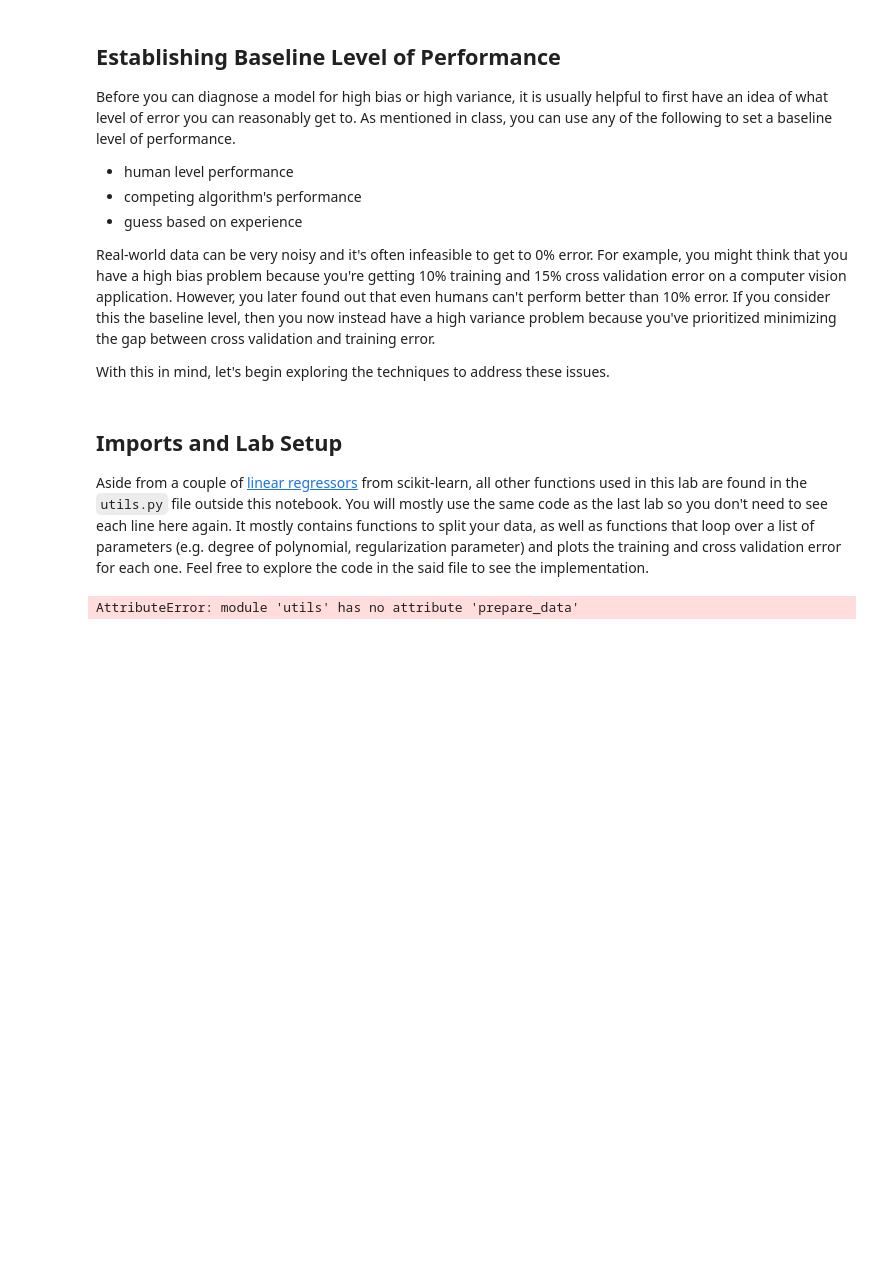
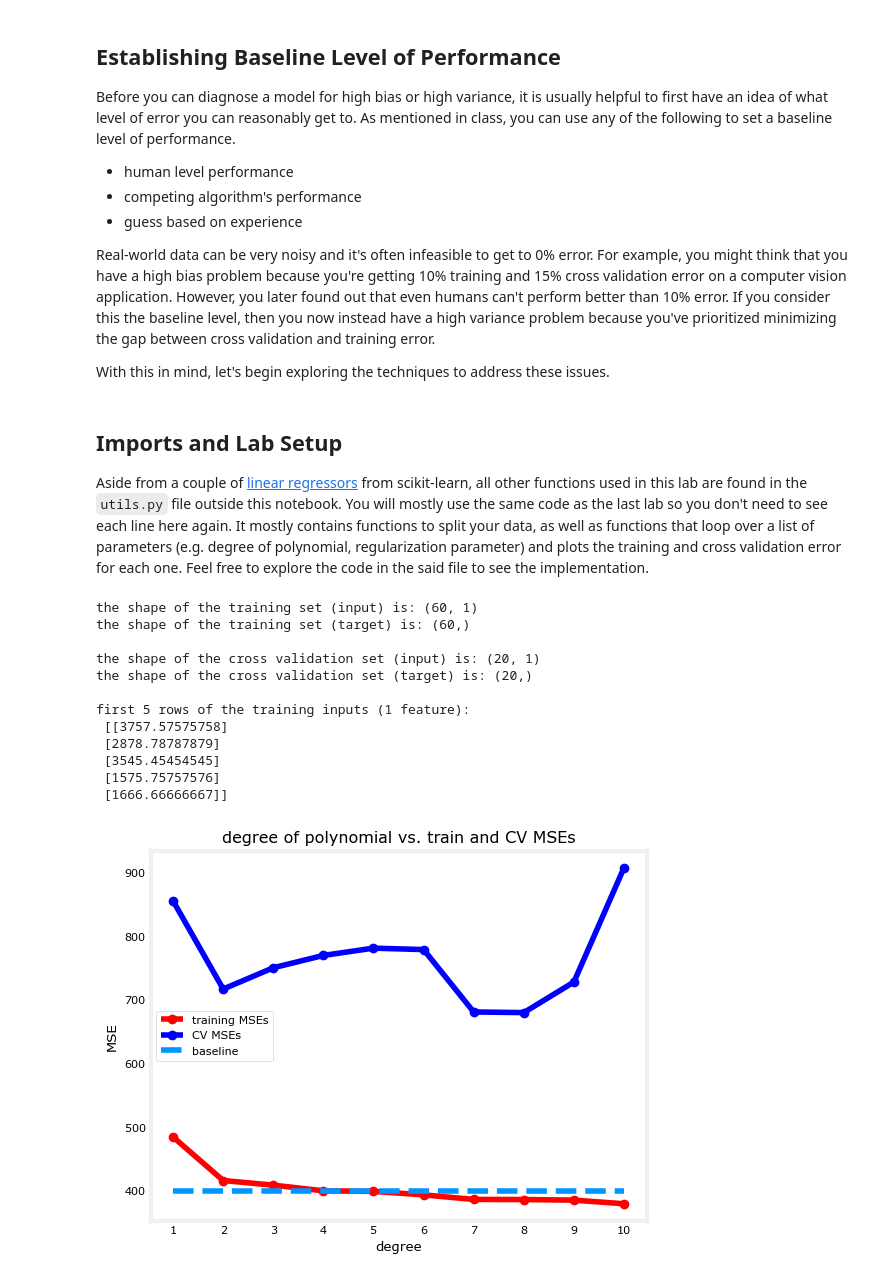
Before and after one commit to abuhmhai/Advanced-Algorithms, a Jupyter notebook: W3_Lab_02_Diagnosing_Bias_and_Variance.ipynb, the cells around one changed output. Cells and saved outputs as stored; diff of their text form; code cells hidden in the pictures; blank space fills up the shorter version.

Commit message:
Train and plot polynomial regression models

```diff
--- a/W3_Lab_02_Diagnosing_Bias_and_Variance.ipynb
+++ b/W3_Lab_02_Diagnosing_Bias_and_Variance.ipynb
@@ -40,6 +40,29 @@ from sklearn.linear_model import LinearRegression, Ridge
 
 import utils
 # %%
-x_train,y_train, x_cv,y_cv,x_test,y_test=utils.prepare_data('')
+x_train,y_train, x_cv,y_cv,x_test,y_test=utils.prepare_dataset('./data/c2w3_lab2_data1.csv')
+print(f"the shape of the training set (input) is: {x_train.shape}")
+print(f"the shape of the training set (target) is: {y_train.shape}\n")
+print(f"the shape of the cross validation set (input) is: {x_cv.shape}")
+print(f"the shape of the cross validation set (target) is: {y_cv.shape}\n")
+
+#Preview in first 5 rows
+print(f"first 5 rows of the training inputs (1 feature):\n {x_train[:5]}\n")
+
+# Instantiate the regression model class
+model=LinearRegression()
+utils.train_plot_poly(model,x_train,y_train,x_cv,y_cv,max_degree=10,baseline=400)
 # %% [output]
-AttributeError: module 'utils' has no attribute 'prepare_data'
+the shape of the training set (input) is: (60, 1)
+the shape of the training set (target) is: (60,)
+
+the shape of the cross validation set (input) is: (20, 1)
+the shape of the cross validation set (target) is: (20,)
+
+first 5 rows of the training inputs (1 feature):
+ [[3757.57575758]
+ [2878.78787879]
+ [3545.45454545]
+ [1575.75757576]
+ [1666.66666667]]
+[figure, added]
```
Also changed, not shown: 1 other file.
